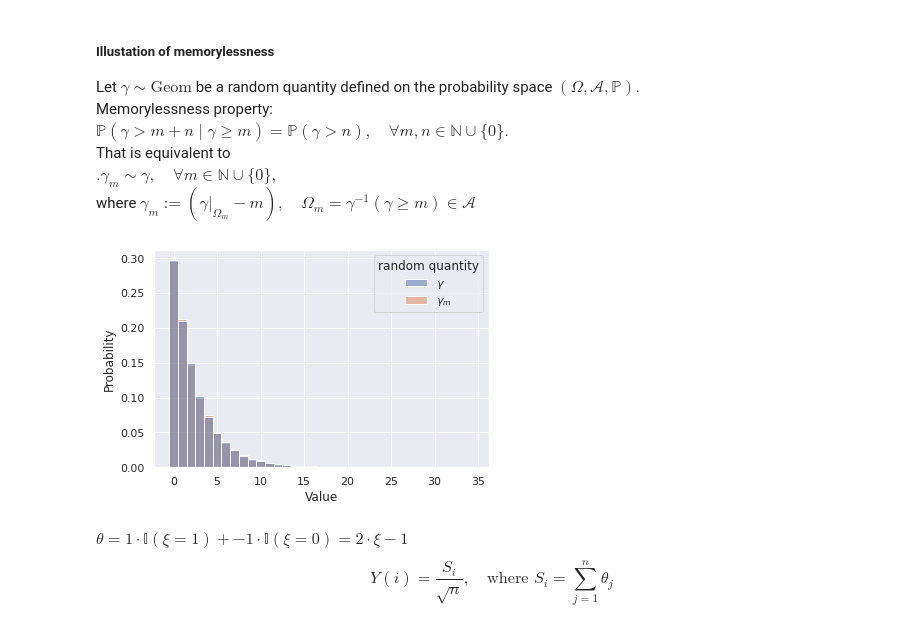
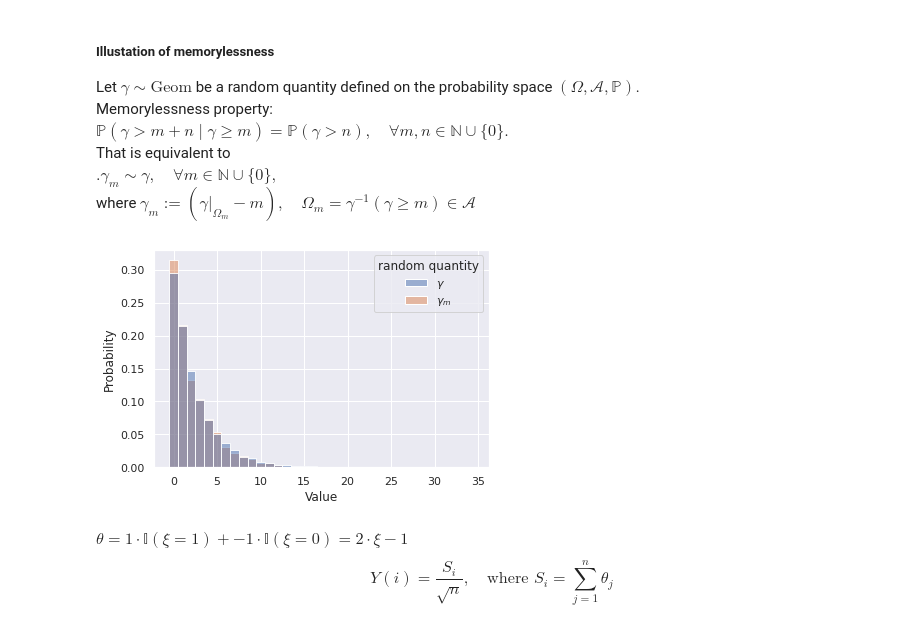
Before and after one commit to Arkadiy-Vladimirov/praktikum_7, a Jupyter notebook: task1.ipynb, the cells around one changed output. Cells and saved outputs as stored; diff of their text form; code cells hidden in the pictures.

```diff
--- a/task1.ipynb
+++ b/task1.ipynb
@@ -93,18 +93,18 @@ $\bigl. \gamma_m \sim \gamma ,\quad \forall{m}
 where $\gamma_m := (\gamma \bigr|_{\Omega_m} - m),
 \quad \Omega_m = \gamma^{-1}(\gamma \geqslant m) \in \mathcal{A}$
 # %%
-p, N = 0.3, 100000
+p, N = 0.3, 10000
 m = 5;
 
 smp_gamma   = list(gen_geometrical(p,N))
-smp_gamma_m = [(val - m) for val in smp_gamma if val >= m]
+smp_gamma_m = [(val - m) for val in list(gen_geometrical(p,N)) if val >= m]
 df = pd.concat([pd.DataFrame({"Value": smp_gamma,   "random quantity": r'$\gamma$'  }),
                 pd.DataFrame({"Value": smp_gamma_m, "random quantity": r'$\gamma_m$'})],
                                                               ignore_index=True)
 sns.histplot(data = df, x = "Value", hue = "random quantity", discrete = True, stat = 'probability', common_norm=False)
 del p,N,m,smp_gamma,smp_gamma_m,df
 # %% [output]
-[figure, old version]
+[figure, new version]
 # %% [markdown]
 $\theta = 1\cdot\mathbb{I}(\xi = 1) + -1\cdot\mathbb{I}(\xi = 0) = 2\cdot\xi - 1$
 $$Y(i) = \frac{S_i}{\sqrt{n}},\quad
```
Also changed, not shown: parts of 5 cells of this notebook, 12 other files.
